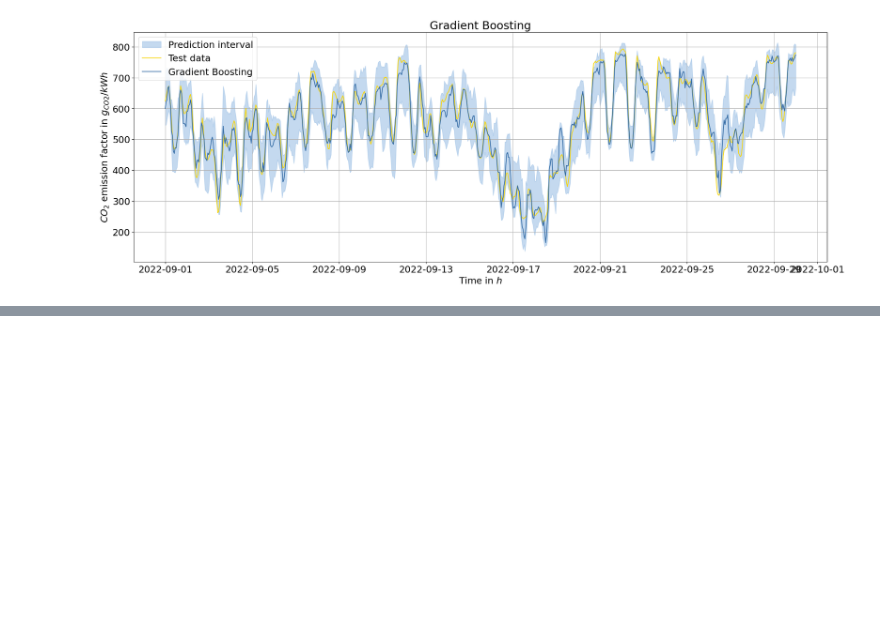
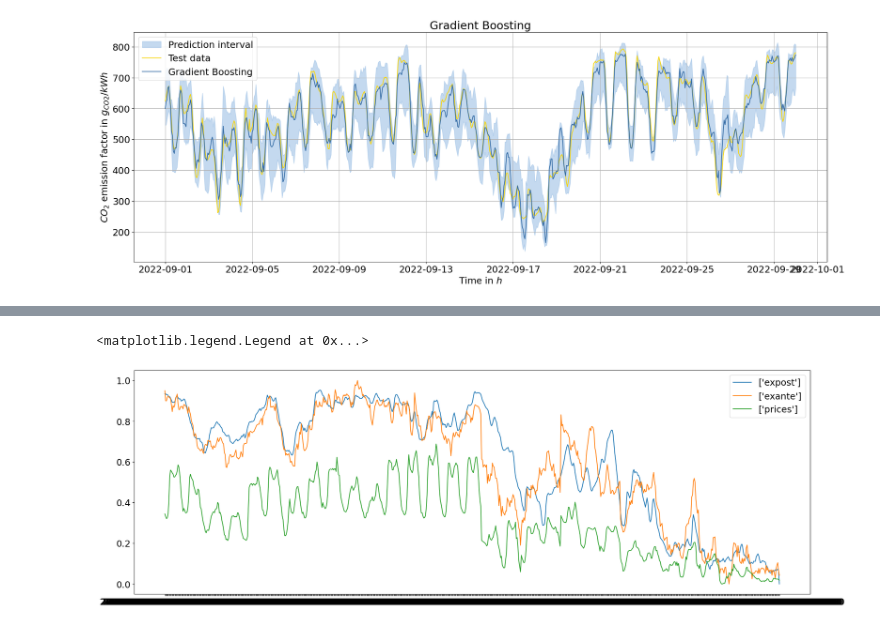
Before and after one commit to arianbajrami/Maser-Thesis-Comparison-of-Statistical-and-Deep-Learning-Forecasting-Models-Based-on-a-Use-Case-in-, a Jupyter notebook: ensemble_learner/grad_boost.ipynb, the cells around one changed output, grey strips where cells are left out. Drawn from its saved outputs; the diff is of its cells as text; code cells hidden in the pictures; blank space fills up the shorter version.

```diff
--- a/ensemble_learner/grad_boost.ipynb
+++ b/ensemble_learner/grad_boost.ipynb
@@ -390,0 +515,8 @@ plt.plot(pred_test_df[:1000])
+# %%
+scaler_pred = MinMaxScaler(feature_range=(0, 1))
+scaler_co2_test = MinMaxScaler(feature_range=(0, 1))
+scaler_prices = MinMaxScaler(feature_range=(0, 1))
+
+co2_scaled_test = scaler_co2_test.fit_transform(np.array(co2_test).reshape(len(co2_test),1))
+predictions_scaled= scaler_pred.fit_transform(np.array(pred_test_df).reshape(len(pred_test_df),1))
+prices_scaled_test = scaler_prices.fit_transform(np.array(prices_test).reshape(len(prices_test), 1))
@@ -390,0 +542,8 @@ plt.plot(pred_test_df[:1000])
+# %%
+co2_scaled_test_df =pd.DataFrame(co2_scaled_test, columns = ['co2_test_scaled'])
+co2_scaled_test_df.index= date_test.index
+co2_scaled_test_df
+# %%
+predictions_scaled_df = pd.DataFrame(predictions_scaled, columns = ['predictions_scaled'])
+predictions_scaled_df.index = date_test.index
+predictions_scaled_df
@@ -390,0 +567,10 @@ plt.plot(pred_test_df[:1000])
+# %%
+plt.figure(figsize = (24,8))
+plt.plot(co2_scaled_test_df[start5 : end5], label = ['expost'])
+plt.plot(predictions_scaled_df[start5 : end5], label = ['exante'])
+plt.plot(features_test_prices[start5 : end5], label = ['prices'])
+plt.axes()
+plt.legend()
+# %% [output]
+<matplotlib.legend.Legend at 0x...>
+[figure, added]
```
Also changed, not shown: parts of 23 cells of this notebook, 4 other files.
